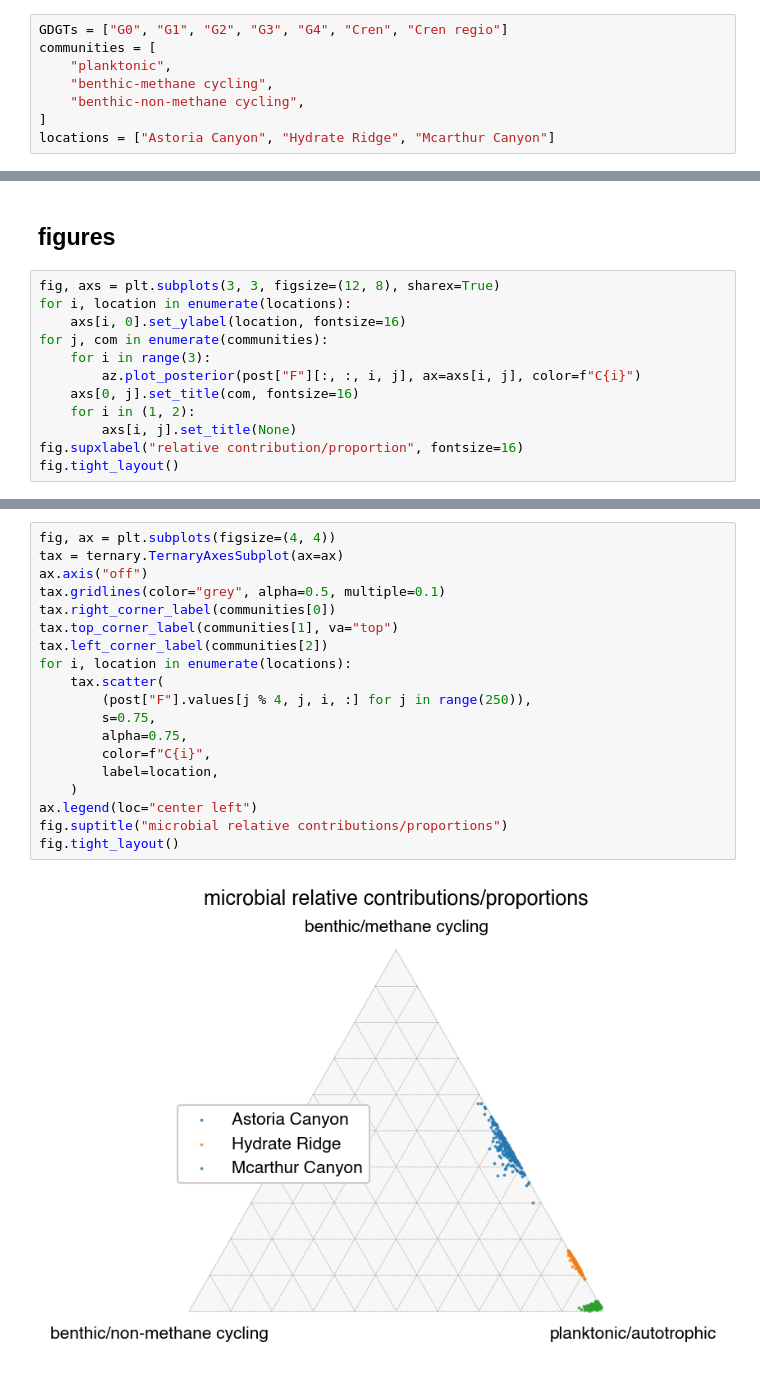
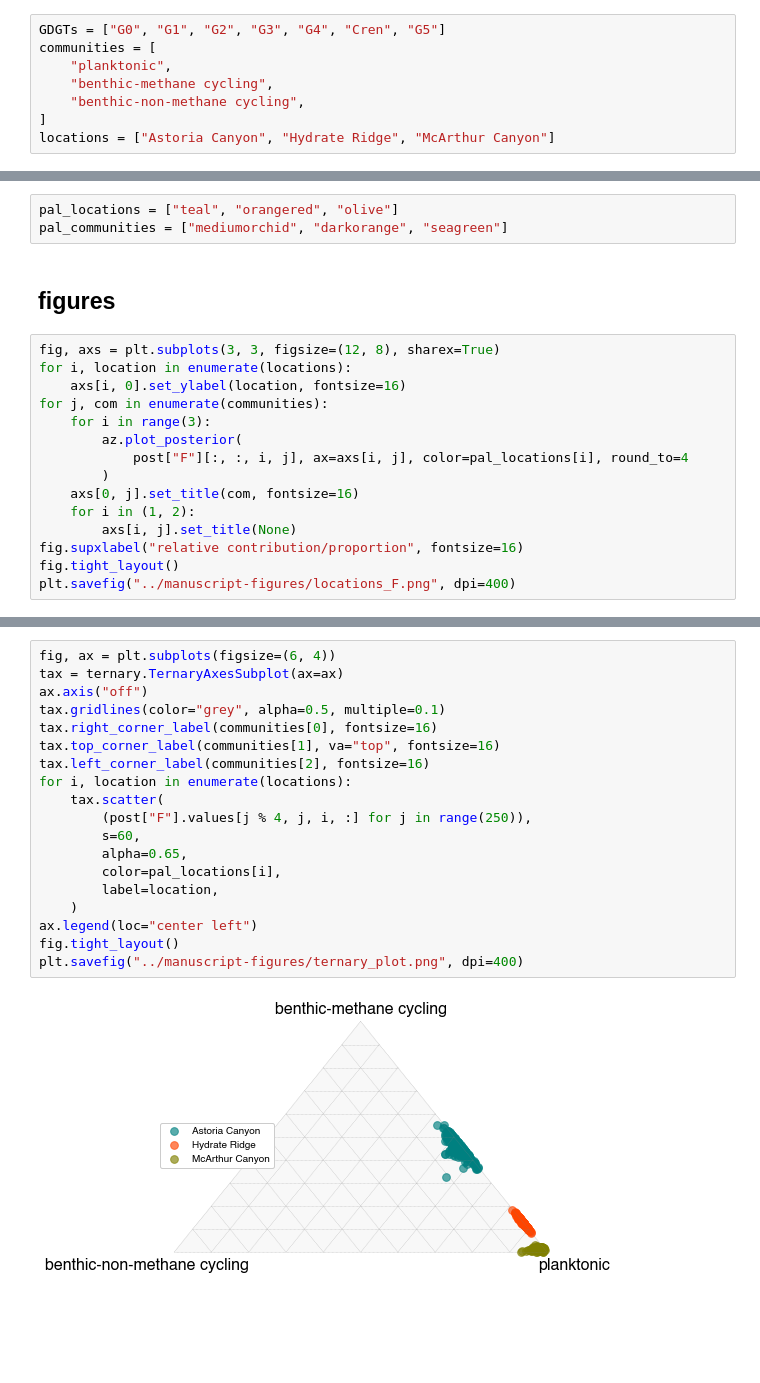
Before and after one commit to katherinekeller/cascadia-margin-lipids, a Jupyter notebook: analysis/model_figures.ipynb, the cells around one changed output, grey strips where cells are left out. Cells and saved outputs as stored; diff of their text form; blank space fills up the shorter version.

```diff
--- a/analysis/model_figures.ipynb
+++ b/analysis/model_figures.ipynb
@@ -24,10 +28,10 @@ post = xr.load_dataset("../model-results/posterior.nc")
 # %% [markdown]
 ## define labels
 # %%
-GDGTs = ["G0", "G1", "G2", "G3", "G4", "Cren", "Cren regio"]
+GDGTs = ["G0", "G1", "G2", "G3", "G4", "Cren", "G5"]
 communities = [
     "planktonic",
     "benthic-methane cycling",
     "benthic-non-methane cycling",
 ]
-locations = ["Astoria Canyon", "Hydrate Ridge", "Mcarthur Canyon"]
+locations = ["Astoria Canyon", "Hydrate Ridge", "McArthur Canyon"]
@@ -34,3 +40,6 @@ locations = ["Astoria Canyon", "Hydrate Ridge", "Mcarthur Canyon"]
+# %%
+pal_locations = ["teal", "orangered", "olive"]
+pal_communities = ["mediumorchid", "darkorange", "seagreen"]
 # %% [markdown]
 ## figures
 # %%
@@ -39,10 +48,13 @@ for i, location in enumerate(locations):
     axs[i, 0].set_ylabel(location, fontsize=16)
 for j, com in enumerate(communities):
     for i in range(3):
-        az.plot_posterior(post["F"][:, :, i, j], ax=axs[i, j], color=f"C{i}")
+        az.plot_posterior(
+            post["F"][:, :, i, j], ax=axs[i, j], color=pal_locations[i], round_to=4
+        )
     axs[0, j].set_title(com, fontsize=16)
     for i in (1, 2):
         axs[i, j].set_title(None)
 fig.supxlabel("relative contribution/proportion", fontsize=16)
 fig.tight_layout()
+plt.savefig("../manuscript-figures/locations_F.png", dpi=400)
 # %% [output]
@@ -50,22 +62,22 @@ fig.tight_layout()
 # %%
-fig, ax = plt.subplots(figsize=(4, 4))
+fig, ax = plt.subplots(figsize=(6, 4))
 tax = ternary.TernaryAxesSubplot(ax=ax)
 ax.axis("off")
 tax.gridlines(color="grey", alpha=0.5, multiple=0.1)
-tax.right_corner_label(communities[0])
-tax.top_corner_label(communities[1], va="top")
-tax.left_corner_label(communities[2])
+tax.right_corner_label(communities[0], fontsize=16)
+tax.top_corner_label(communities[1], va="top", fontsize=16)
+tax.left_corner_label(communities[2], fontsize=16)
 for i, location in enumerate(locations):
     tax.scatter(
         (post["F"].values[j % 4, j, i, :] for j in range(250)),
-        s=0.75,
-        alpha=0.75,
-        color=f"C{i}",
+        s=60,
+        alpha=0.65,
+        color=pal_locations[i],
         label=location,
     )
 ax.legend(loc="center left")
-fig.suptitle("microbial relative contributions/proportions")
 fig.tight_layout()
+plt.savefig("../manuscript-figures/ternary_plot.png", dpi=400)
 # %% [output]
-[figure, old version]
+[figure, new version]
 # %%
```
Also changed, not shown: parts of 22 cells of this notebook, 26 other files.
